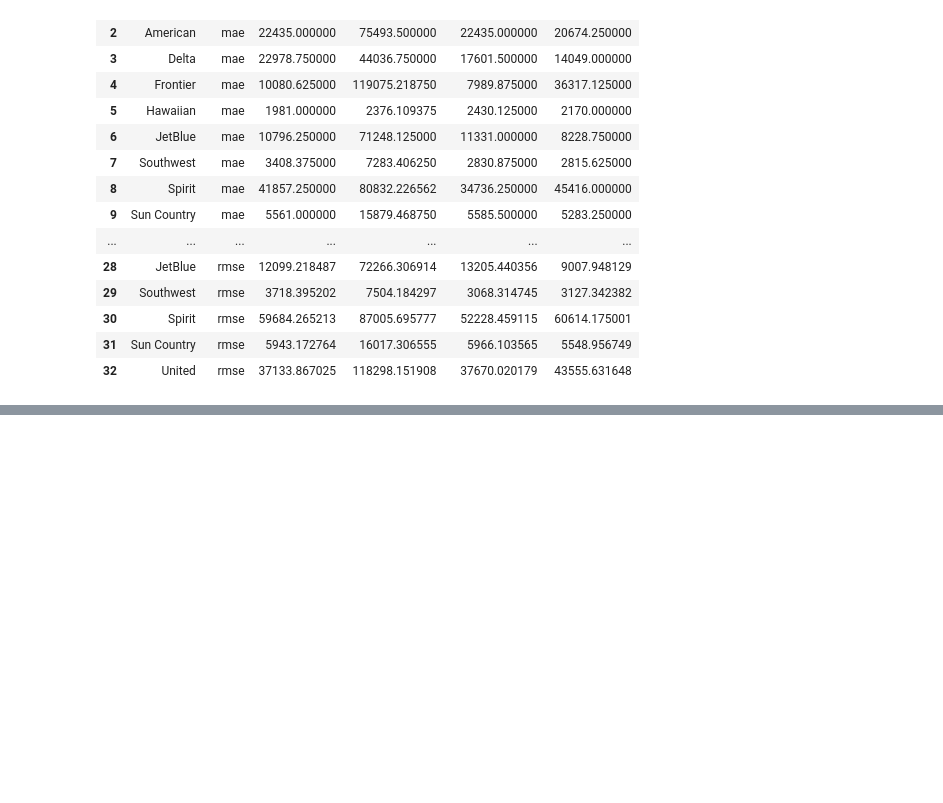
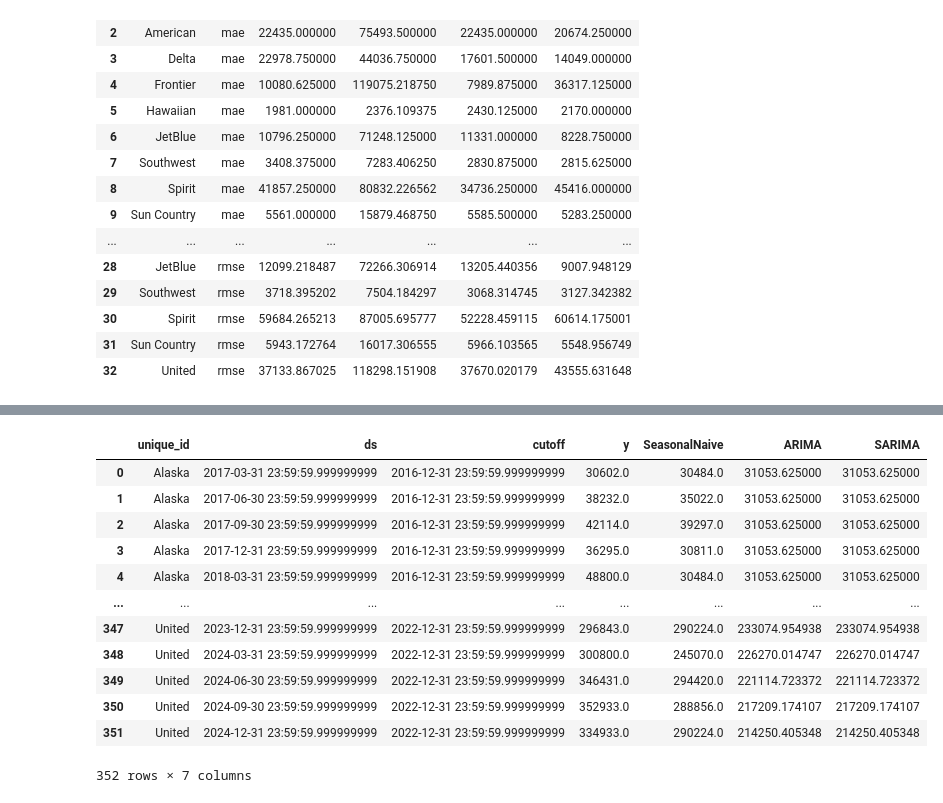
Before and after one commit to PranavShidlaghatta/BaggageRevenueModel, a Jupyter notebook: notebooks/bag_rev_forecast.ipynb, the cells around one changed output, grey strips where cells are left out. Saved outputs shown, nothing was run; the diff lists cells and outputs as text; code cells hidden in the pictures; blank space fills up the shorter version.

```diff
--- a/notebooks/bag_rev_forecast.ipynb
+++ b/notebooks/bag_rev_forecast.ipynb
@@ -138,0 +144,34 @@ plot_series(
+# %%
+## Cross-Validation
+small_df = df_long[df_long["unique_id"].isin(unique_ids)]
+
+models = [
+    SeasonalNaive(season_length=4),
+    AutoARIMA(seasonal=False, alias="ARIMA"),
+    AutoARIMA(season_length=4, alias="SARIMA")
+]
+
+sf = StatsForecast(models=models,  freq="QE")
+cv_df = sf.cross_validation(
+    h=horizon,
+    df=df_long,
+    n_windows=4,
+    step_size=horizon,
+    refit=True
+)
+
+cv_df
+# %% [output]
+|  | unique_id | ds | cutoff | y | SeasonalNaive | ARIMA | SARIMA |
+| 0 | Alaska | 2017-03-31 23:59:59.999999999 | 2016-12-31 23:59:59.999999999 | 30602.0 | 30484.0 | 31053.625000 | 31053.625000 |
+| 1 | Alaska | 2017-06-30 23:59:59.999999999 | 2016-12-31 23:59:59.999999999 | 38232.0 | 35022.0 | 31053.625000 | 31053.625000 |
+| 2 | Alaska | 2017-09-30 23:59:59.999999999 | 2016-12-31 23:59:59.999999999 | 42114.0 | 39297.0 | 31053.625000 | 31053.625000 |
+| 3 | Alaska | 2017-12-31 23:59:59.999999999 | 2016-12-31 23:59:59.999999999 | 36295.0 | 30811.0 | 31053.625000 | 31053.625000 |
+| 4 | Alaska | 2018-03-31 23:59:59.999999999 | 2016-12-31 23:59:59.999999999 | 48800.0 | 30484.0 | 31053.625000 | 31053.625000 |
+| ... | ... | ... | ... | ... | ... | ... | ... |
+| 347 | United | 2023-12-31 23:59:59.999999999 | 2022-12-31 23:59:59.999999999 | 296843.0 | 290224.0 | 233074.954938 | 233074.954938 |
+| 348 | United | 2024-03-31 23:59:59.999999999 | 2022-12-31 23:59:59.999999999 | 300800.0 | 245070.0 | 226270.014747 | 226270.014747 |
+| 349 | United | 2024-06-30 23:59:59.999999999 | 2022-12-31 23:59:59.999999999 | 346431.0 | 294420.0 | 221114.723372 | 221114.723372 |
+| 350 | United | 2024-09-30 23:59:59.999999999 | 2022-12-31 23:59:59.999999999 | 352933.0 | 288856.0 | 217209.174107 | 217209.174107 |
+| 351 | United | 2024-12-31 23:59:59.999999999 | 2022-12-31 23:59:59.999999999 | 334933.0 | 290224.0 | 214250.405348 | 214250.405348 |
+352 rows × 7 columns
```
Also changed, not shown: parts of 3 cells of this notebook.
